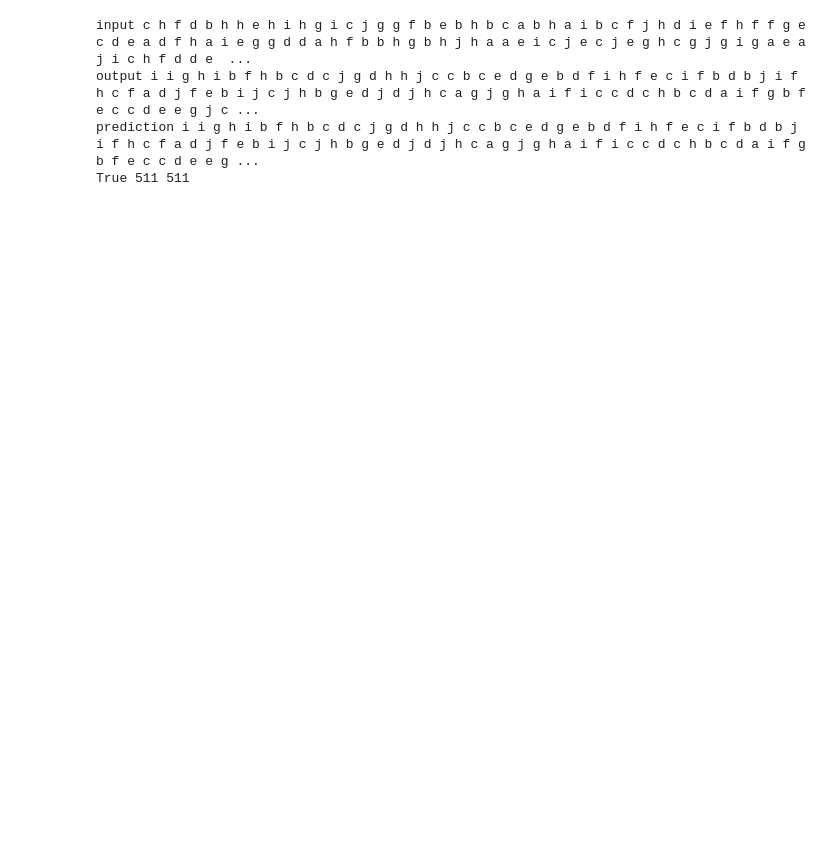
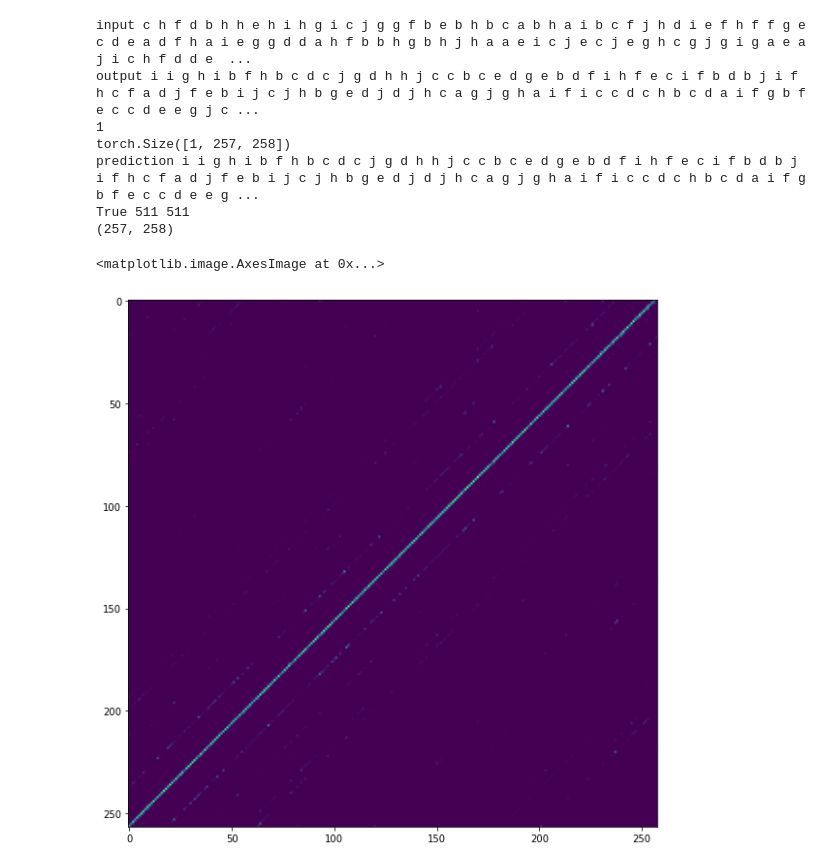
Before and after one commit to coolvision/pytorch_transformers, a Jupyter notebook: lit_transformer_test.ipynb, the cells around one changed output. Drawn from its saved outputs; the diff is of its cells as text; code cells hidden in the pictures; blank space fills up the shorter version.

```diff
--- a/lit_transformer_test.ipynb
+++ b/lit_transformer_test.ipynb
@@ -34,15 +34,32 @@ num_encoder_layers 1
 # %%
 test_data = pd.read_csv('./data/rev_val_256.csv', header=None, sep=';')
 dataset = ReverseStringsDataset(test_data)
 input = dataset[0][0]
 output = dataset[0][1]
 print("input", input)
 print("output", output)
-prediction = model.translate(model, input)
+prediction, w = model.translate(input)
 print("prediction", prediction)
 print(output == prediction, len(output), len(prediction))
+
+img = w.squeeze()
+print(img.shape)
+# plt.pcolormesh(img, cmap='RdBu')
+# plt.ylabel('Depth')
+# plt.xlabel('Position')
+# plt.colorbar()
+# plt.show()
+
+fig = plt.figure(figsize = (10, 10))
+ax1 = fig.add_subplot()
+ax1.imshow(img)
 # %% [output]
 input c h f d b h h e h i h g i c j g g f b e b h b c a b h a i b c f j h d i e f h f f g e c d e a d f h a i e g g d d a h f b b h g b h j h a a e i c j e c j e g h c g j g i g a e a j i c h f d d e  ...
 output i i g h i b f h b c d c j g d h h j c c b c e d g e b d f i h f e c i f b d b j i f h c f a d j f e b i j c j h b g e d j d j h c a g j g h a i f i c c d c h b c d a i f g b f e c c d e e g j c ...
+1
+torch.Size([1, 257, 258])
 prediction i i g h i b f h b c d c j g d h h j c c b c e d g e b d f i h f e c i f b d b j i f h c f a d j f e b i j c j h b g e d j d j h c a g j g h a i f i c c d c h b c d a i f g b f e c c d e e g ...
 True 511 511
+(257, 258)
+<matplotlib.image.AxesImage at 0x...>
+[figure, added]
```
Also changed, not shown: parts of 2 cells of this notebook, 1 other file.
